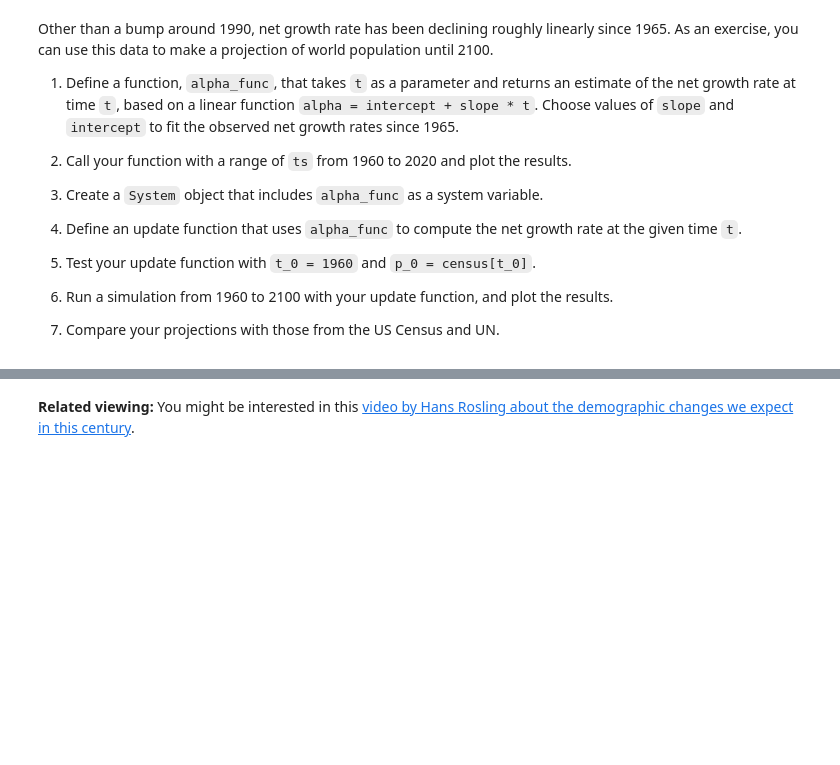
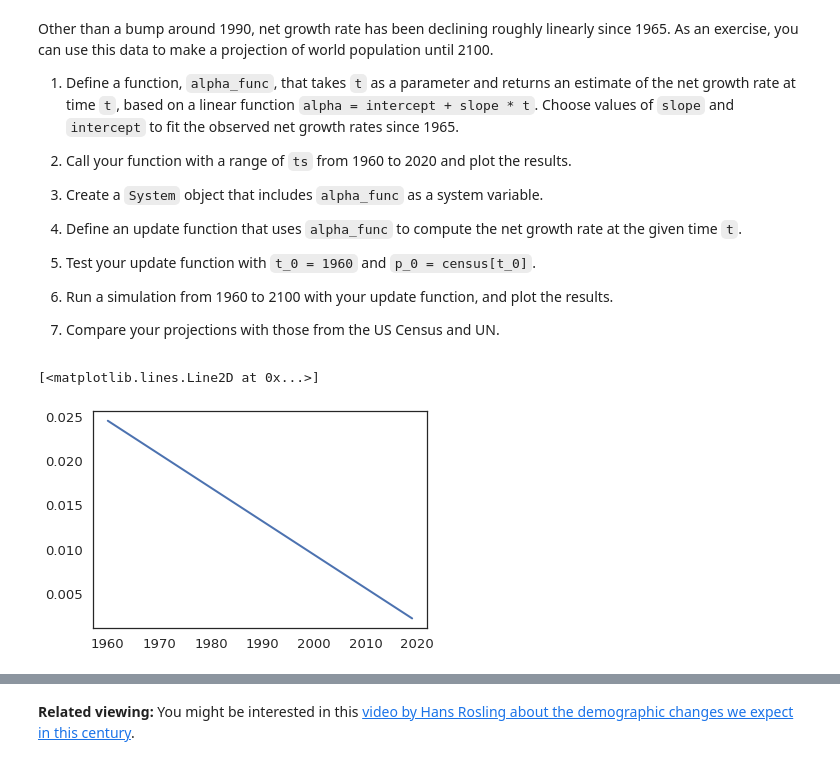
Before and after one commit to ferrysany/ModSimPy, a Jupyter notebook: colab/chap08.ipynb, the cells around one changed output, grey strips where cells are left out. Cells and saved outputs as stored; diff of their text form; code cells hidden in the pictures; blank space fills up the shorter version.

```diff
--- a/colab/chap08.ipynb
+++ b/colab/chap08.ipynb
@@ -277,13 +291,16 @@ Other than a bump around 1990, net growth rate has been declining roughly linear
 7. Compare your projections with those from the US Census and UN.
 # %%
 def alpha_func(t):
-  intercept = 0.028
+  intercept = 0.765
   slope = -0.0003778
   alpha = intercept + slope * t
   return alpha
 # %%
 growth_rate = TimeSeries()
 for ts in linrange(1960,2020):
-  growth_rate[ts]=alpha[ts]
+  growth_rate[ts]=alpha_func(ts)
 
 plot(growth_rate, label='Growth Rate')
+# %% [output]
+[<matplotlib.lines.Line2D at 0x...>]
+[figure, added]
```
Also changed, not shown: parts of 7 cells of this notebook.
